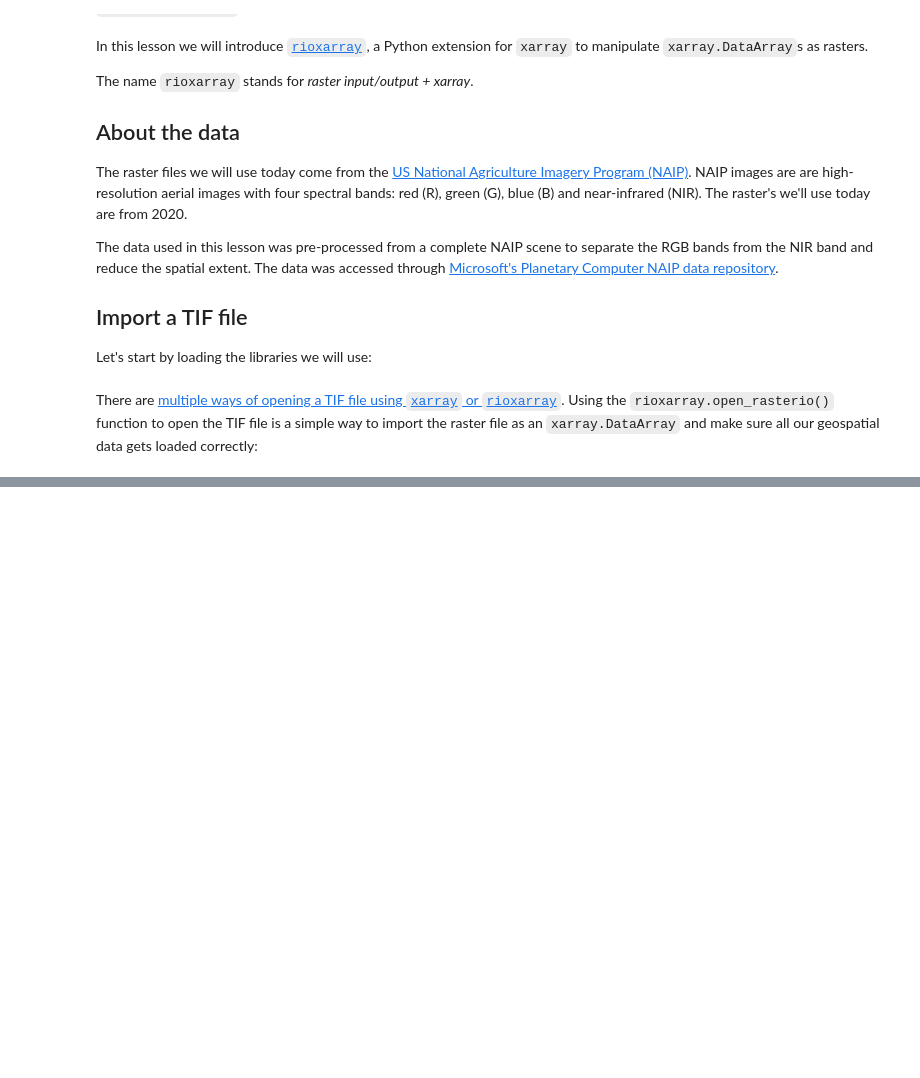
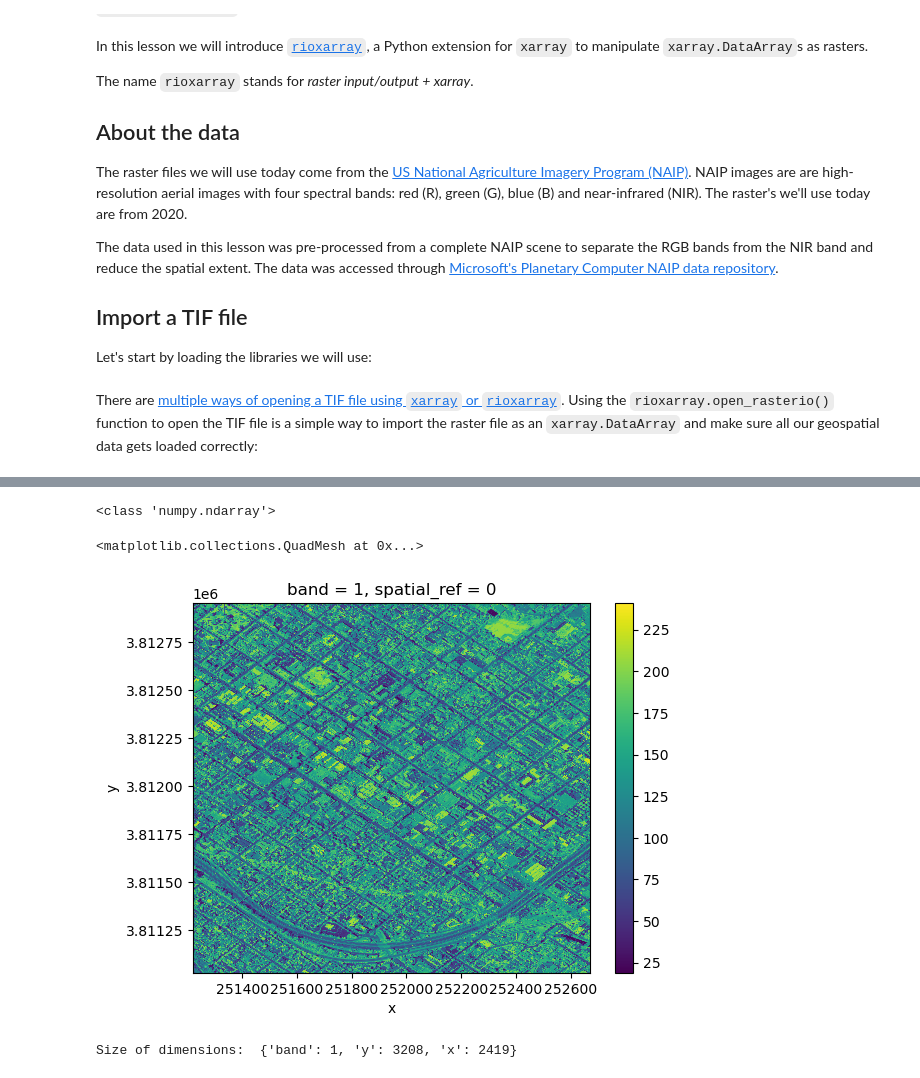
Before and after one commit to mmorenorolon/eds220-2025-in-class, a Jupyter notebook: week8-rioxarray.ipynb, the cells around one changed output, grey strips where cells are left out. Cells and saved outputs as stored; diff of their text form; code cells hidden in the pictures; blank space fills up the shorter version.

Commit message:
Finish week 8 lecture on rioxarray

```diff
--- a/week8-rioxarray.ipynb
+++ b/week8-rioxarray.ipynb
@@ -26,4 +31,8 @@ Using the `rioxarray.open_rasterio()` function to open the TIF file is a simple
 # %%
 # Import NIR TIF file
 # Make sure this is the PATH TO THE DATA FOLDER CONTAINING THE RASTERS
-root = os.path.join('data', 'rioxarray_lesson_data')
+root = os.path.join('data', 'NAIP_SB')
+# %%
+# Import NIR TIF file
+nir = rioxr.open_rasterio(os.path.join(root,'NAIP_SB_nir.tif'))
+nir
@@ -29,0 +61,13 @@ root = os.path.join('data', 'rioxarray_lesson_data')
+# %%
+print(type(nir.values))
+# %% [output]
+<class 'numpy.ndarray'>
+# %%
+nir.plot()
+# %% [output]
+<matplotlib.collections.QuadMesh at 0x...>
+[figure, added]
+# %%
+print("Size of dimensions: ", dict(nir.sizes))
+# %% [output]
+Size of dimensions:  {'band': 1, 'y': 3208, 'x': 2419}
```
Also changed, not shown: parts of 34 cells of this notebook.
